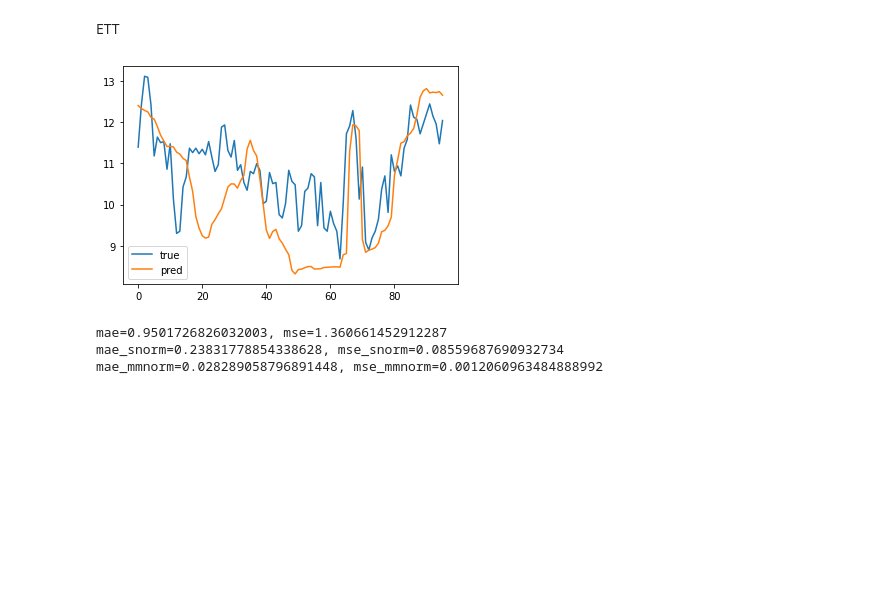
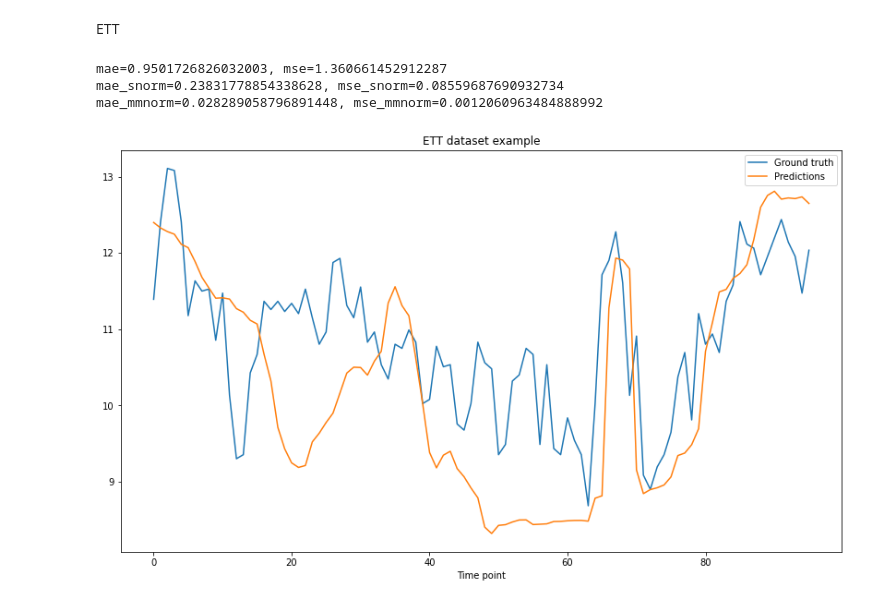
Before and after one commit to timetoai/TimeDiffusion_forecasting, a Jupyter notebook: TD_vis.ipynb, the cells around one changed output. Drawn from its saved outputs; the diff is of its cells as text; code cells hidden in the pictures; blank space fills up the shorter version.

```diff
--- a/TD_vis.ipynb
+++ b/TD_vis.ipynb
@@ -137,20 +141,23 @@ for ts_id, ts in enumerate(get_etl_dataset(data_dir / "LD2011_2014.txt")):
     s_scalers.append(DimUniversalStandardScaler())
     mm_scalers[- 1].fit(ts)
     s_scalers[- 1].fit(ts)
-    if ts_id == 7:
+    if ts_id == 64:
         break
 # %%
 horizon_id = 0
-ts_id = 1
+ts_id = 5
 sample_id = 0
+
+# horizon_id = 0
+# ts_id = 4
+# sample_id = 1
+
+# horizon_id = 0
+# ts_id = 5
+# sample_id = 1
 
 y_true = results[horizon_id][ts_id]['y'][sample_id]
 preds = results[horizon_id][ts_id]['preds'][sample_id]
-
-plt.plot(y_true)
-plt.plot(preds)
-plt.legend(["true", "pred"])
-plt.show()
 
 mae = MAE(preds, y_true)
 mse = MSE(preds, y_true)
@@ -165,4 +172,13 @@ preds_mmnorm, y_true_mmnorm = map(mm_scalers[ts_id].transform, (preds, y_true))
 mae_mmnorm = MAE(preds_mmnorm, y_true_mmnorm)
 mse_mmnorm = MSE(preds_mmnorm, y_true_mmnorm)
 print(f"{mae_mmnorm=}, {mse_mmnorm=}")
+
+fig, ax = plt.subplots(figsize=(14, 8))
+ax.plot(y_true)
+ax.plot(preds)
+plt.xlabel("Time point")
+plt.ylabel("")
+plt.title("ETL dataset example")
+plt.legend(["Ground truth", "Predictions"])
+plt.show()
 # %% [output]
@@ -242,34 +258,42 @@ for ts_id, ts in enumerate(get_ett_dataset(data_dir / "ETDataset")):
 # %%
 horizon_id = 0
 ts_id = 3
 sample_id = 0
 
+# horizon_id = 1
+# ts_id = 6
+# sample_id = 0
+
 y_true = results[horizon_id][ts_id]['y'][sample_id]
 preds = results[horizon_id][ts_id]['preds'][sample_id]
-
-plt.plot(y_true)
-plt.plot(preds)
-plt.legend(["true", "pred"])
-plt.show()
 
 mae = MAE(preds, y_true)
 mse = MSE(preds, y_true)
 print(f"{mae=}, {mse=}")
 
 preds_snorm, y_true_snorm = map(s_scalers[ts_id].transform, (preds, y_true))
 mae_snorm = MAE(preds_snorm, y_true_snorm)
 mse_snorm = MSE(preds_snorm, y_true_snorm)
 print(f"{mae_snorm=}, {mse_snorm=}")
 
 preds_mmnorm, y_true_mmnorm = map(mm_scalers[ts_id].transform, (preds, y_true))
 mae_mmnorm = MAE(preds_mmnorm, y_true_mmnorm)
 mse_mmnorm = MSE(preds_mmnorm, y_true_mmnorm)
 print(f"{mae_mmnorm=}, {mse_mmnorm=}")
+
+fig, ax = plt.subplots(figsize=(14, 8))
+ax.plot(y_true)
+ax.plot(preds)
+plt.xlabel("Time point")
+plt.ylabel("")
+plt.title("ETT dataset example")
+plt.legend(["Ground truth", "Predictions"])
+plt.show()
 # %% [output]
+mae=0.9501726826032003, mse=1.360661452912287
+mae_snorm=0.23831778854338628, mse_snorm=0.08559687690932734
+mae_mmnorm=0.028289058796891448, mse_mmnorm=0.0012060963484888992
-[figure, old version]
+[figure, new version]
-mae=0.9501726826032003, mse=1.360661452912287
-mae_snorm=0.23831778854338628, mse_snorm=0.08559687690932734
-mae_mmnorm=0.028289058796891448, mse_mmnorm=0.0012060963484888992
 # %%
 preprocess_funcs_names = ["Pure", "StandardScaler", "MinMaxScaler"]
 metrics = [MAE, MSE, MAPE]
```
Also changed, not shown: parts of 3 cells of this notebook, 1 other file.
